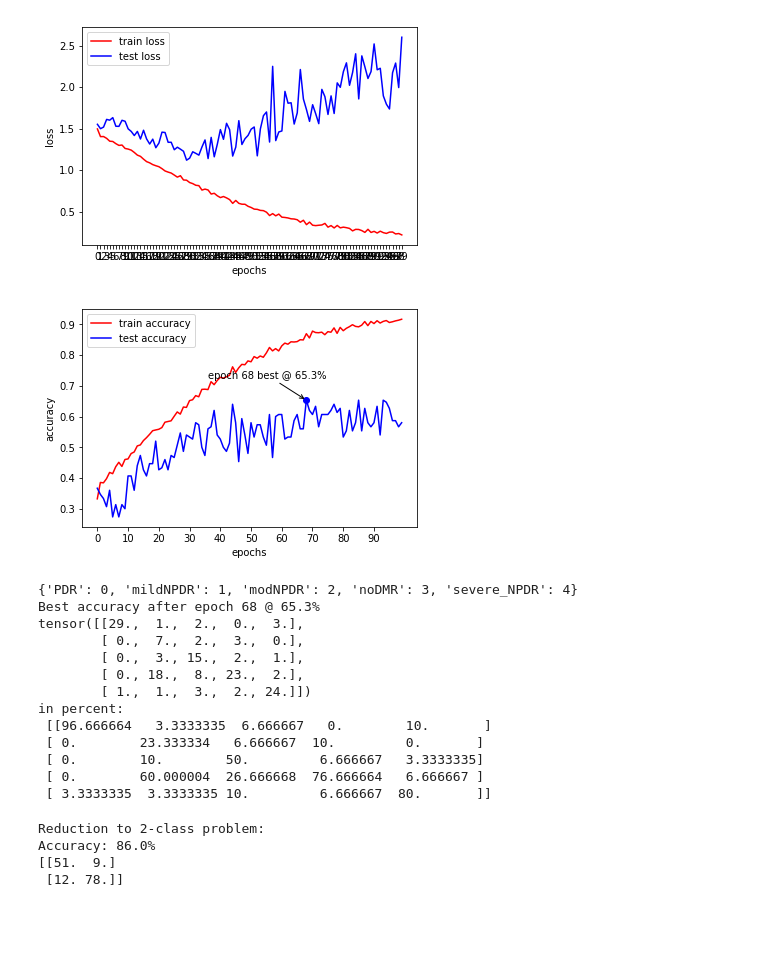
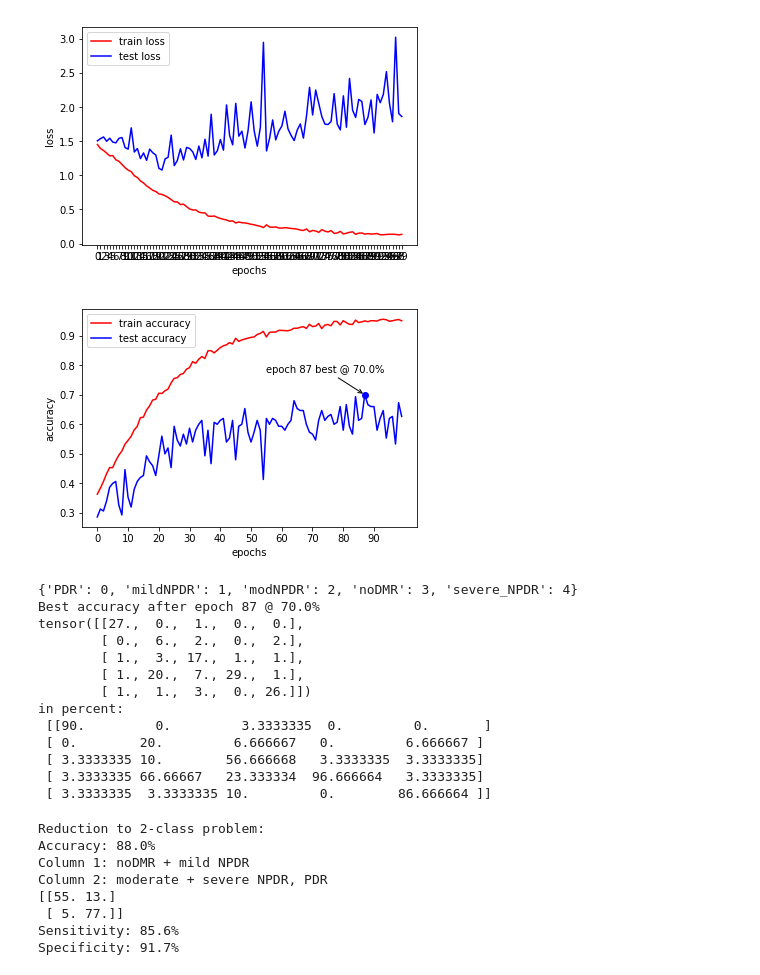
Before and after one commit to hyongsok/medAi, a Jupyter notebook: Visualize Results.ipynb, the cells around one changed output. Drawn from its saved outputs; the diff is of its cells as text; code cells hidden in the pictures; blank space fills up the shorter version.

Commit message:
Specificity and sensitivity added deleting epoch saves after termination

```diff
--- a/Visualize Results.ipynb
+++ b/Visualize Results.ipynb
@@ -5,7 +5,7 @@ import matplotlib.pyplot as plt
 import torch
 
 
-filename = 'ckpt/model_res_180912rot_validation.dat'
+filename = 'model_res_180913_outer_validation_after_epoch_100.dat'
 # %%
 saved = torch.load(filename)
 
@@ -21,14 +21,14 @@ else:
 # %%
 plt.plot(train_loss.numpy(), 'r', label='train loss')
 plt.plot(test_loss.numpy(), 'b', label='test loss')
 plt.legend()
 plt.xlabel('epochs')
 plt.ylabel('loss')
-plt.xticks(np.arange(train_loss.size(0)))
+plt.xticks(np.arange(0,train_loss.size(0), 10))
 plt.show()
 #plt.savefig('loss.png')
 # %% [output]
-[figure, old version]
+[figure, new version]
 # %%
 best_epoch = int(np.argmax(test_accuracy.numpy()))
 max_accuracy = np.max(test_accuracy.numpy())
@@ -48,7 +48,7 @@ plt.annotate(
 plt.show()
 #plt.savefig('accuracy.png')
 # %% [output]
-[figure, old version]
+[figure, new version]
 # %%
 #ax = plt.subplots(1, min(5,test_confusion.size(0)), True, True)
 #ax[1][0].set_ylabel('predicted label')
@@ -68,29 +68,36 @@ print(test_confusion[best_epoch,:,:])
 print('in percent:\n', test_confusion[best_epoch,:,:].numpy()/test_confusion.numpy()[0,:,0].sum()*100)
 # %% [output]
 {'PDR': 0, 'mildNPDR': 1, 'modNPDR': 2, 'noDMR': 3, 'severe_NPDR': 4}
-Best accuracy after epoch 68 @ 65.3%
-tensor([[29.,  1.,  2.,  0.,  3.],
-        [ 0.,  7.,  2.,  3.,  0.],
-        [ 0.,  3., 15.,  2.,  1.],
-        [ 0., 18.,  8., 23.,  2.],
-        [ 1.,  1.,  3.,  2., 24.]])
+Best accuracy after epoch 87 @ 70.0%
+tensor([[27.,  0.,  1.,  0.,  0.],
+        [ 0.,  6.,  2.,  0.,  2.],
+        [ 1.,  3., 17.,  1.,  1.],
+        [ 1., 20.,  7., 29.,  1.],
+        [ 1.,  1.,  3.,  0., 26.]])
 in percent:
- [[96.666664   3.3333335  6.666667   0.        10.       ]
- [ 0.        23.333334   6.666667  10.         0.       ]
- [ 0.        10.        50.         6.666667   3.3333335]
- [ 0.        60.000004  26.666668  76.666664   6.666667 ]
- [ 3.3333335  3.3333335 10.         6.666667  80.       ]]
+ [[90.         0.         3.3333335  0.         0.       ]
+ [ 0.        20.         6.666667   0.         6.666667 ]
+ [ 3.3333335 10.        56.666668   3.3333335  3.3333335]
+ [ 3.3333335 66.66667   23.333334  96.666664   3.3333335]
+ [ 3.3333335  3.3333335 10.         0.        86.666664 ]]
 # %%
 print('Reduction to 2-class problem:')
 confusion_2class = np.vstack((np.vstack((test_confusion[best_epoch,:,(1,3)].sum(1),
                                          test_confusion[best_epoch,:,(0,2,4)].sum(1)))[:,(1,3)].sum(1),
                               np.vstack((test_confusion[best_epoch,:,(1,3)].sum(1),
                                          test_confusion[best_epoch,:,(0,2,4)].sum(1)))[:,(0,2,4)].sum(1))
-                            ).T
+                            )
 print('Accuracy: {:.1f}%'.format(np.diag(confusion_2class).sum()/confusion_2class.sum()*100))
+print('Column 1: noDMR + mild NPDR\nColumn 2: moderate + severe NPDR, PDR')
 print(confusion_2class)
+print('Sensitivity: {:.1f}%'.format(confusion_2class[1,1]/confusion_2class[:,1].sum()*100))
+print('Specificity: {:.1f}%'.format(confusion_2class[0,0]/confusion_2class[:,0].sum()*100))
 # %% [output]
 Reduction to 2-class problem:
-Accuracy: 86.0%
-[[51.  9.]
- [12. 78.]]
+Accuracy: 88.0%
+Column 1: noDMR + mild NPDR
+Column 2: moderate + severe NPDR, PDR
+[[55. 13.]
+ [ 5. 77.]]
+Sensitivity: 85.6%
+Specificity: 91.7%
```
Also changed, not shown: parts of 1 cell of this notebook, 1 other file.
